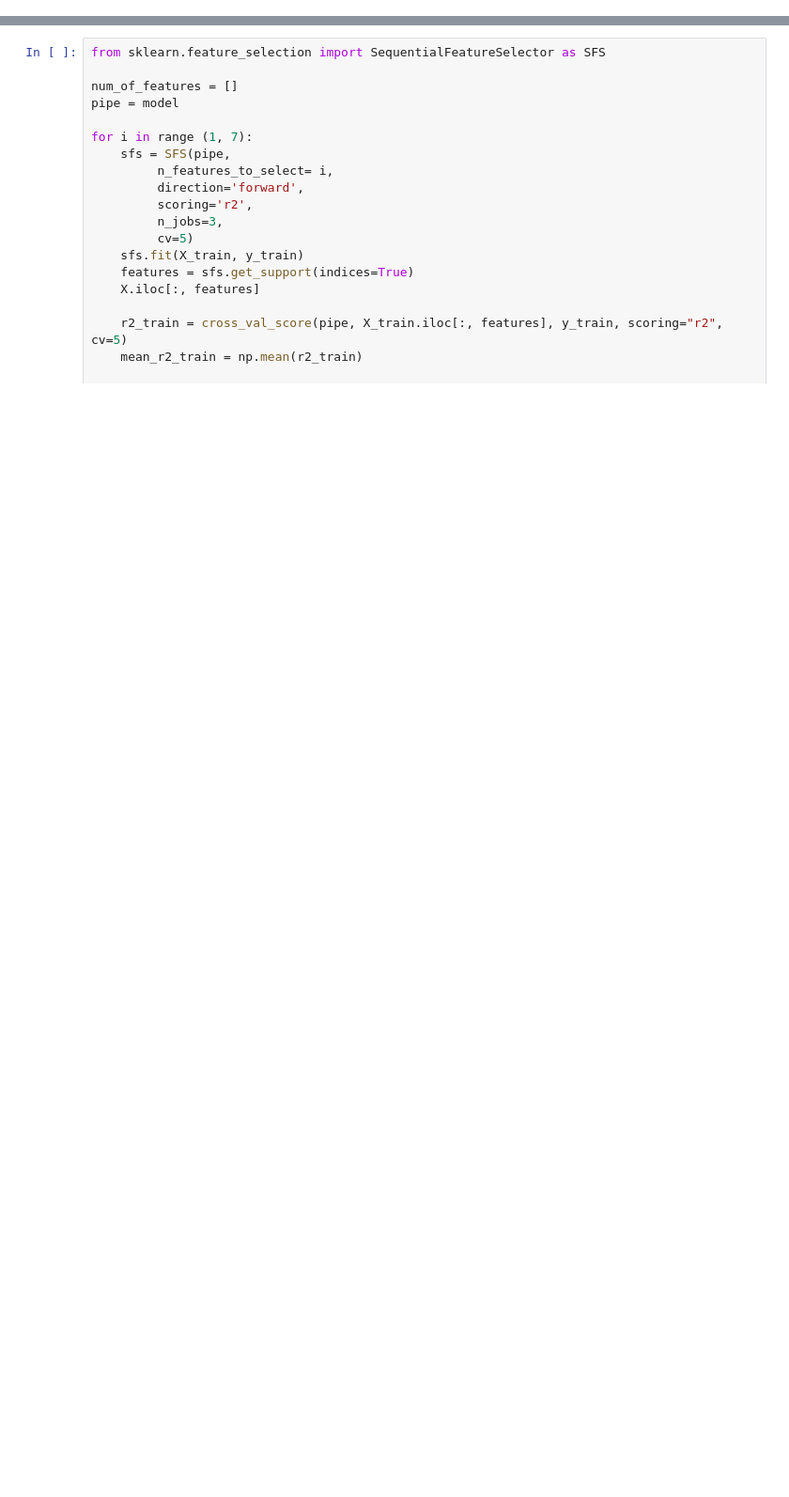
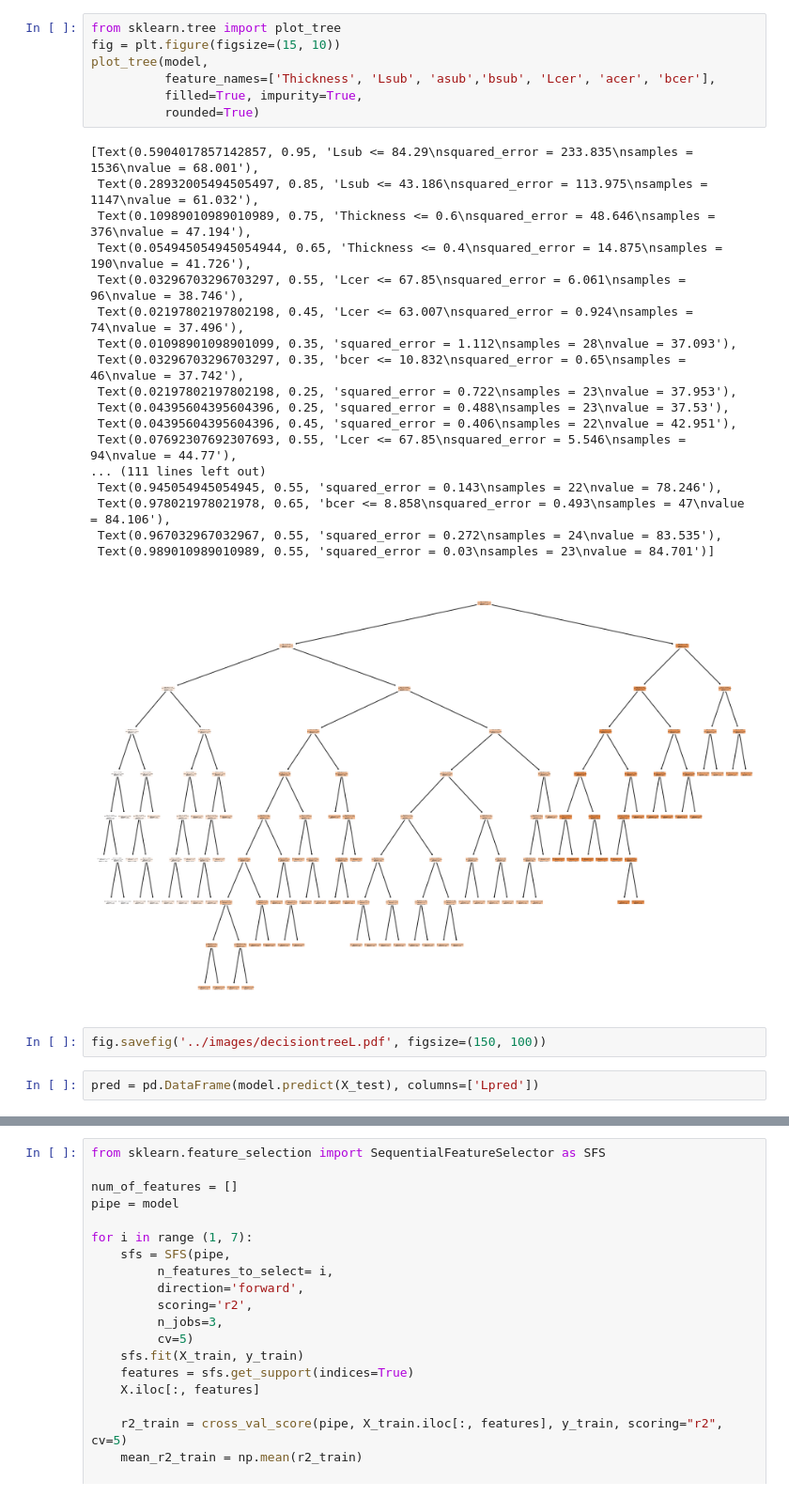
Before and after one commit to drmateusrocha/Capstone-Project, a Jupyter notebook: notebooks/Notebook 2 - Univariate Regression Models for the Color Variables (indepedently).ipynb, the cells around one changed output, grey strips where cells are left out. Shown: that part at 94% size. Drawn from its saved outputs; the diff is of its cells as text; blank space fills up the shorter version.

```diff
--- a/notebooks/Notebook 2 - Univariate Regression Models for the Color Variables (indepedently).ipynb
+++ b/notebooks/Notebook 2 - Univariate Regression Models for the Color Variables (indepedently).ipynb
@@ -110,0 +400,30 @@ print(f'model score on testing data: {model.score(X_test, y_test)}')
+# %%
+from sklearn.tree import plot_tree
+fig = plt.figure(figsize=(15, 10))
+plot_tree(model,
+          feature_names=['Thickness', 'Lsub', 'asub','bsub', 'Lcer', 'acer', 'bcer'],
+          filled=True, impurity=True,
+          rounded=True)
+# %% [output]
+[Text(0.5904017857142857, 0.95, 'Lsub <= 84.29\nsquared_error = 233.835\nsamples = 1536\nvalue = 68.001'),
+ Text(0.28932005494505497, 0.85, 'Lsub <= 43.186\nsquared_error = 113.975\nsamples = 1147\nvalue = 61.032'),
+ Text(0.10989010989010989, 0.75, 'Thickness <= 0.6\nsquared_error = 48.646\nsamples = 376\nvalue = 47.194'),
+ Text(0.054945054945054944, 0.65, 'Thickness <= 0.4\nsquared_error = 14.875\nsamples = 190\nvalue = 41.726'),
+ Text(0.03296703296703297, 0.55, 'Lcer <= 67.85\nsquared_error = 6.061\nsamples = 96\nvalue = 38.746'),
+ Text(0.02197802197802198, 0.45, 'Lcer <= 63.007\nsquared_error = 0.924\nsamples = 74\nvalue = 37.496'),
+ Text(0.01098901098901099, 0.35, 'squared_error = 1.112\nsamples = 28\nvalue = 37.093'),
+ Text(0.03296703296703297, 0.35, 'bcer <= 10.832\nsquared_error = 0.65\nsamples = 46\nvalue = 37.742'),
+ Text(0.02197802197802198, 0.25, 'squared_error = 0.722\nsamples = 23\nvalue = 37.953'),
+ Text(0.04395604395604396, 0.25, 'squared_error = 0.488\nsamples = 23\nvalue = 37.53'),
+ Text(0.04395604395604396, 0.45, 'squared_error = 0.406\nsamples = 22\nvalue = 42.951'),
+ Text(0.07692307692307693, 0.55, 'Lcer <= 67.85\nsquared_error = 5.546\nsamples = 94\nvalue = 44.77'),
+... (111 lines left out)
+ Text(0.945054945054945, 0.55, 'squared_error = 0.143\nsamples = 22\nvalue = 78.246'),
+ Text(0.978021978021978, 0.65, 'bcer <= 8.858\nsquared_error = 0.493\nsamples = 47\nvalue = 84.106'),
+ Text(0.967032967032967, 0.55, 'squared_error = 0.272\nsamples = 24\nvalue = 83.535'),
+ Text(0.989010989010989, 0.55, 'squared_error = 0.03\nsamples = 23\nvalue = 84.701')]
+[figure, added]
+# %%
+fig.savefig('../images/decisiontreeL.pdf', figsize=(150, 100))
+# %%
+pred = pd.DataFrame(model.predict(X_test), columns=['Lpred'])
```
Also changed, not shown: parts of 78 cells of this notebook, 14 other files.
